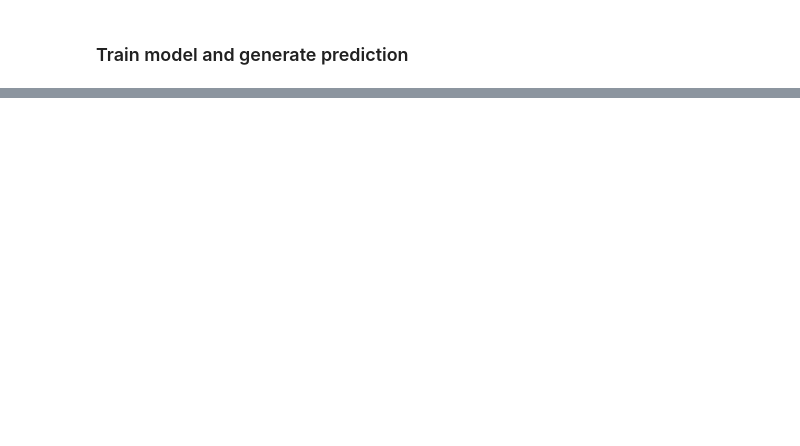
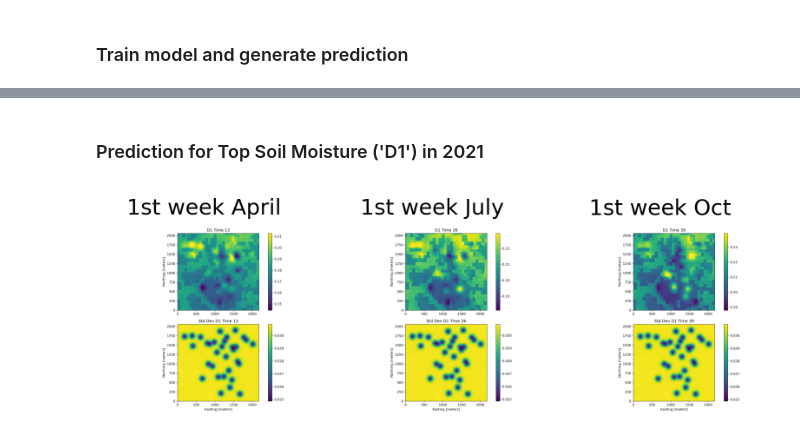
Before and after one commit to Sydney-Informatics-Hub/AgReFed-ML, a Jupyter notebook: notebooks/prediction_st_moisture.ipynb, the cells around one changed output, grey strips where cells are left out. Cells and saved outputs as stored; diff of their text form; code cells hidden in the pictures; blank space fills up the shorter version.

```diff
--- a/notebooks/prediction_st_moisture.ipynb
+++ b/notebooks/prediction_st_moisture.ipynb
@@ -137,0 +188,23 @@ Image files generated:  ['Pred_D1_t014.png', 'Pred_D1_mean.png', 'Pred_D1_t027.p
+# %%
+# Read settings file
+fname_settings = 'settings_soilmod_moisture_predict_2021.yaml'
+settings = soilmod.preprocess_settings(os.path.join(path_settings,fname_settings))
+
+# Run Model
+if settings.integrate_block:
+    # Only if block integration is set
+    print('Generating Block Model and predictions for temporal slices...')
+    mu_3d, std_3d = soilmod.model_blocks(settings)
+else:
+    # default model for point predictions
+    print('Generating Point Model and predictions for temporal slices...')
+    mu_3d, std_3d = soilmod.model_points(settings)
+
+print("Prediction Mean, Median, Std, 25Perc, 75Perc:", np.round([np.nanmean(mu_3d), np.median(mu_3d[~np.isnan(mu_3d)]),
+    np.nanstd(mu_3d), np.percentile(mu_3d[~np.isnan(mu_3d)],25), np.percentile(mu_3d[~np.isnan(mu_3d)],75)]
+    ,3))
+print("Uncertainty Mean, Median, Std, 25Perc, 75Perc:", np.round([np.nanmean(std_3d), np.median(std_3d[~np.isnan(std_3d)]),
+    np.nanstd(std_3d), np.percentile(std_3d[~np.isnan(std_3d)],25), np.percentile(std_3d[~np.isnan(std_3d)],75)],3))
+print('')
+print('Predictions finished')
+print(f'All results are saved in output directory {settings.outpath}')
@@ -137,0 +245,20 @@ Image files generated:  ['Pred_D1_t014.png', 'Pred_D1_mean.png', 'Pred_D1_t027.p
+# %% [markdown]
+### Prediction for Top Soil Moisture ('D1') in 2021
+# %%
+    imgpath = os.path.join(settings.outpath, 'Predictions')
+    fig, ax = plt.subplots(1,3, dpi =300)
+    img = imread(f"{imgpath}/Pred_D1_t013.png", format='PNG')
+    ax[0].set_axis_off()
+    ax[0].imshow(img)
+    ax[0].set_title('1st week April')
+    img2 = imread(f"{imgpath}/Pred_D1_t026.png", format='PNG')
+    ax[1].set_axis_off()
+    ax[1].imshow(img2)
+    ax[1].set_title('1st week July')
+    img3 = imread(f"{imgpath}/Pred_D1_t039.png", format='PNG')
+    ax[2].set_axis_off()
+    ax[2].imshow(img3)
+    ax[2].set_title('1st week Oct')
+    fig.show()
+# %% [output]
+[figure, added]
```
Also changed, not shown: parts of 18 cells of this notebook.
